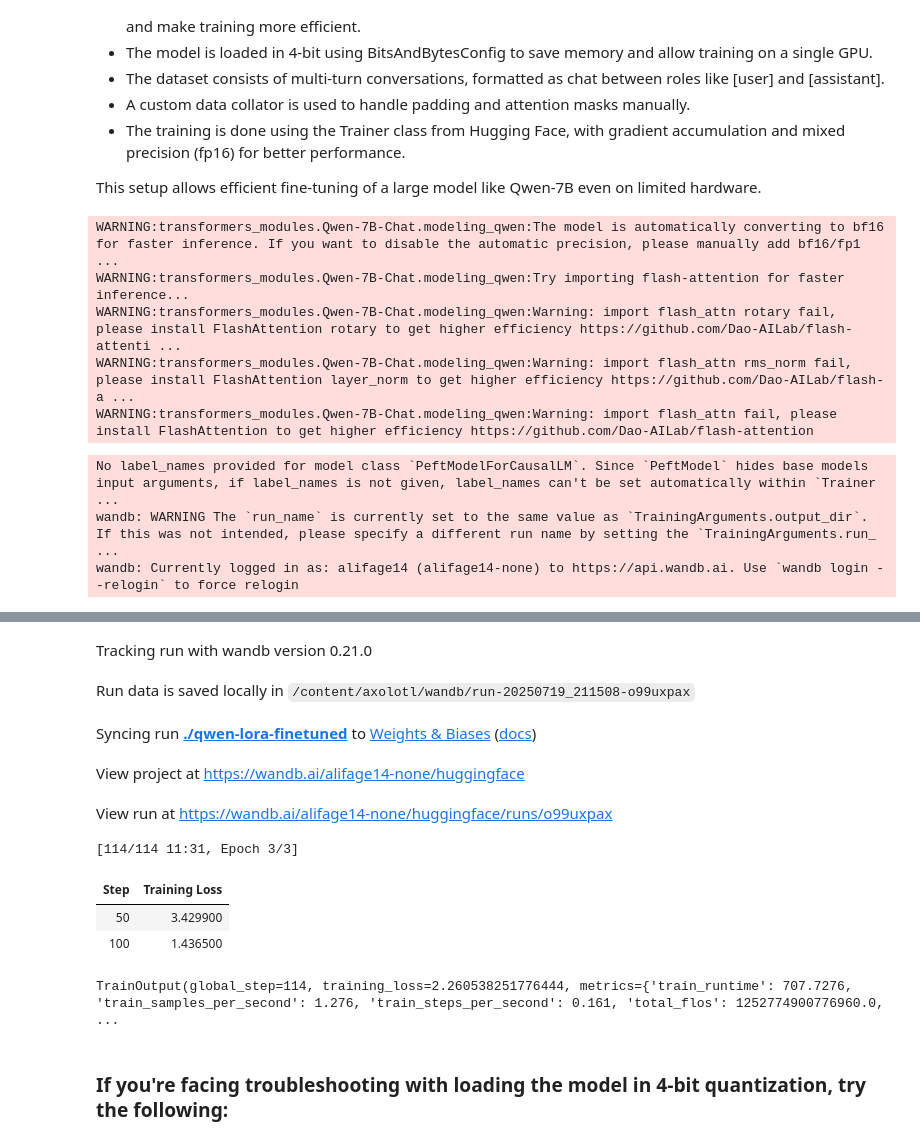
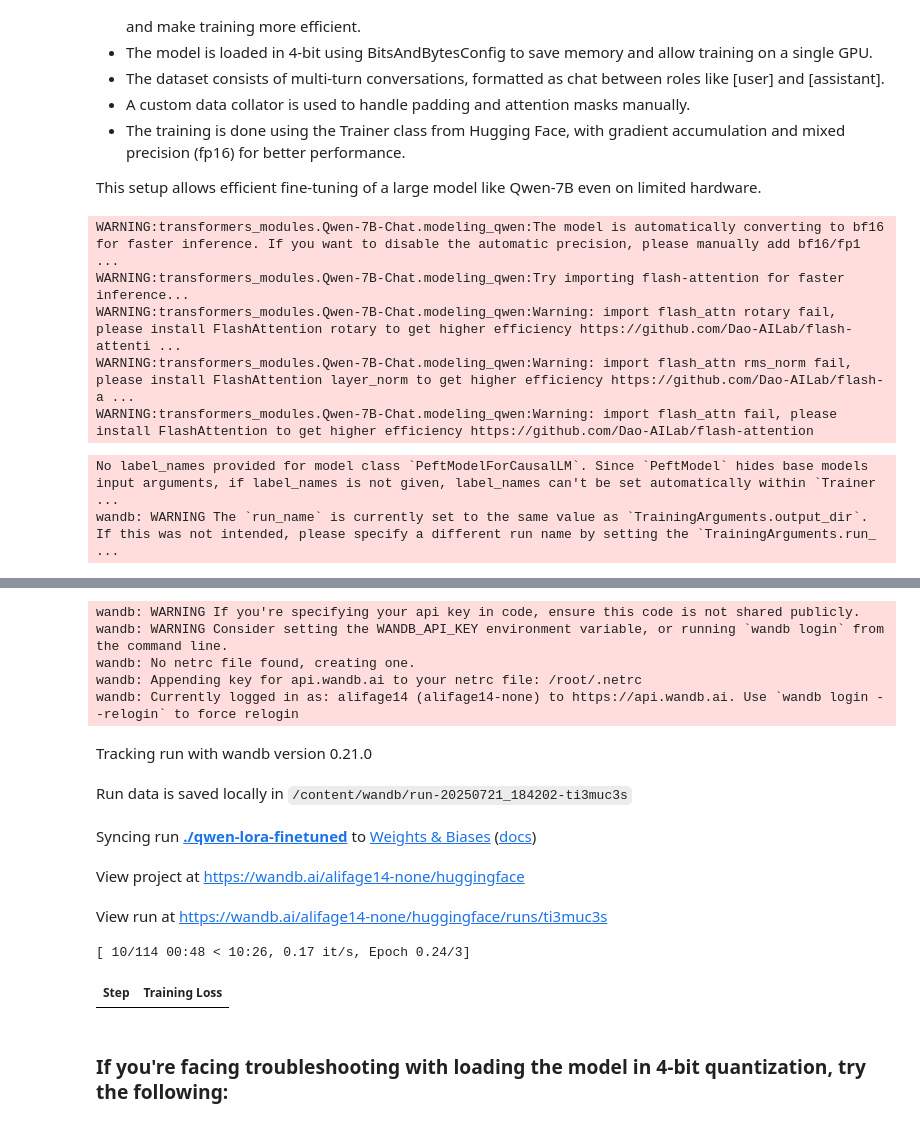
Before and after one commit to zoldyck13/Qwen-7B-Chat-Fine-Tuning, a Jupyter notebook: Qwen_7B_Chat.ipynb, the cells around one changed output, grey strips where cells are left out. Drawn from its saved outputs; the diff is of its cells as text; code cells hidden in the pictures.

```diff
--- a/Qwen_7B_Chat.ipynb
+++ b/Qwen_7B_Chat.ipynb
@@ -90,6 +107,8 @@ from transformers import BitsAndBytesConfig
 from transformers import DataCollatorForLanguageModeling
 from torch.nn.utils.rnn import pad_sequence
 import torch
+import pandas as pd
+from datasets import Dataset
 
 
 model_name = "./models/Qwen-7B-Chat"
@@ -103,7 +122,7 @@ tokenizer.pad_token = tokenizer.eos_token or "<|endoftext|>"
 
 bnb_config = BitsAndBytesConfig(
     load_in_4bit=True,
-    bnb_4bit_quant_type="nf4",  # <- النوع المدعوم
+    bnb_4bit_quant_type="nf4",
     bnb_4bit_use_double_quant=True,
     llm_int8_enable_fp32_cpu_offload=True,
 )
@@ -129,7 +148,12 @@ lora_config = LoraConfig(
 
 model = get_peft_model(model, lora_config)
 
-dataset = load_dataset("json", data_files={"train": "./finetune_data.jsonl"})
+
+# dataset = load_dataset("json", data_files={"train": "./finetune_data.jsonl"}, cache_dir=None) # Removed this line
+# Load the JSONL file using pandas and convert to datasets Dataset
+df = pd.read_json("./finetune_data.jsonl", lines=True)
+dataset = Dataset.from_pandas(df)
+
 
 def preprocess_function(examples):
     all_texts = []
@@ -171,7 +195,7 @@ trainer = Trainer(
     model=model,
     args=training_args,
     data_collator=custom_data_collator,
-    train_dataset=tokenized_dataset["train"],
+    train_dataset=tokenized_dataset, # Modified this line
     tokenizer=tokenizer,
 )
 
@@ -184,4 +208,3 @@ WARNING:transformers_modules.Qwen-7B-Chat.modeling_qwen:Warning: import flash_at
 WARNING:transformers_modules.Qwen-7B-Chat.modeling_qwen:Warning: import flash_attn fail, please install FlashAttention to get higher efficiency https://github.com/Dao-AILab/flash-attention
 No label_names provided for model class `PeftModelForCausalLM`. Since `PeftModel` hides base models input arguments, if label_names is not given, label_names can't be set automatically within `Trainer ...
 wandb: WARNING The `run_name` is currently set to the same value as `TrainingArguments.output_dir`. If this was not intended, please specify a different run name by setting the `TrainingArguments.run_ ...
-wandb: Currently logged in as: alifage14 (alifage14-none) to https://api.wandb.ai. Use `wandb login --relogin` to force relogin
@@ -188,13 +212,15 @@ wandb: Currently logged in as: alifage14 (alifage14-none) to https://api.wandb.a
+wandb: WARNING If you're specifying your api key in code, ensure this code is not shared publicly.
+wandb: WARNING Consider setting the WANDB_API_KEY environment variable, or running `wandb login` from the command line.
+wandb: No netrc file found, creating one.
+wandb: Appending key for api.wandb.ai to your netrc file: /root/.netrc
+wandb: Currently logged in as: alifage14 (alifage14-none) to https://api.wandb.ai. Use `wandb login --relogin` to force relogin
 Tracking run with wandb version 0.21.0
-Run data is saved locally in /content/axolotl/wandb/run-20250719_211508-o99uxpax
+Run data is saved locally in /content/wandb/run-20250721_184202-ti3muc3s
 Syncing run ./qwen-lora-finetuned to Weights & Biases (docs)
 View project at https://wandb.ai/alifage14-none/huggingface
-View run at https://wandb.ai/alifage14-none/huggingface/runs/o99uxpax
+View run at https://wandb.ai/alifage14-none/huggingface/runs/ti3muc3s
-[114/114 11:31, Epoch 3/3]
+[ 10/114 00:48 < 10:26, 0.17 it/s, Epoch 0.24/3]
 | Step | Training Loss |
-| 50 | 3.429900 |
-| 100 | 1.436500 |
-TrainOutput(global_step=114, training_loss=2.260538251776444, metrics={'train_runtime': 707.7276, 'train_samples_per_second': 1.276, 'train_steps_per_second': 0.161, 'total_flos': 1252774900776960.0,  ...
 # %% [markdown]
 ### If you're facing troubleshooting with loading the model in 4-bit quantization, try the following:
 # %%
```
Also changed, not shown: parts of 5 cells of this notebook, 1 other file.
